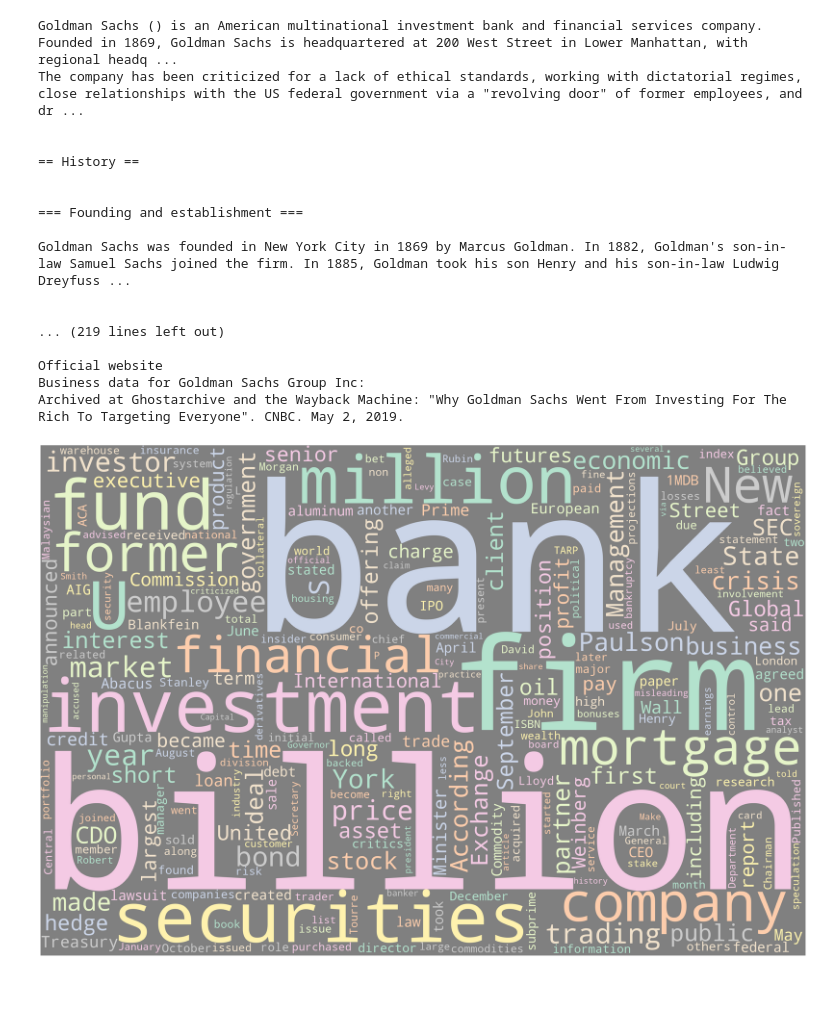
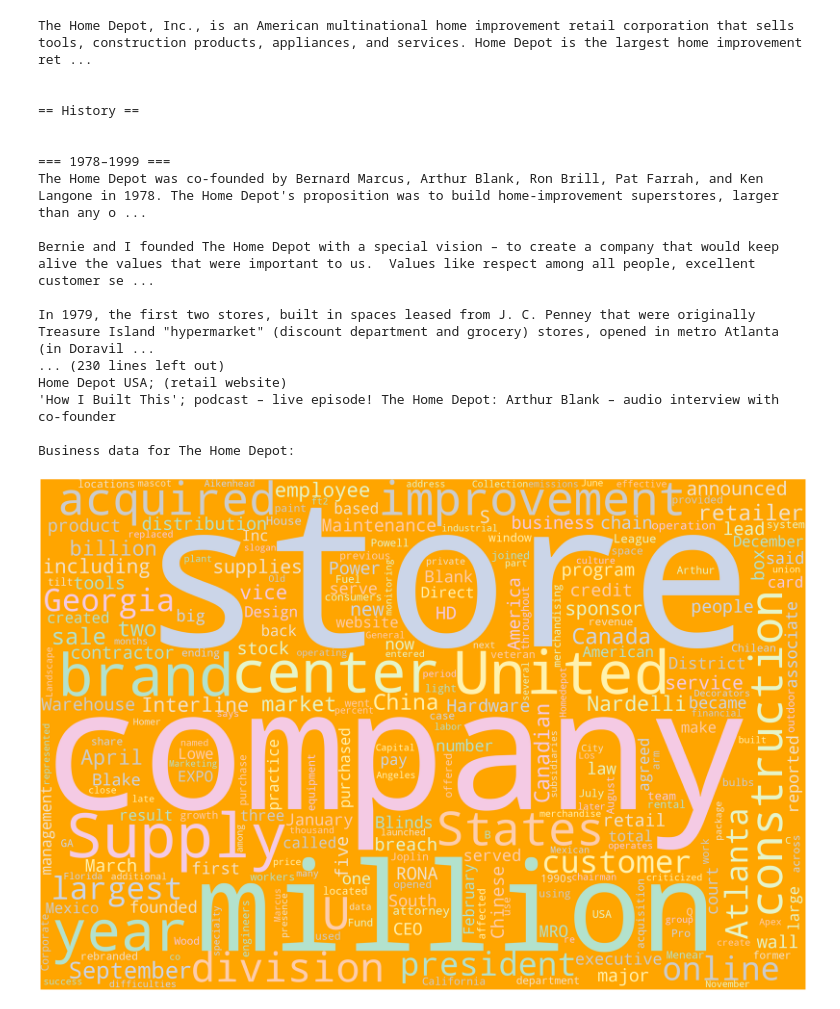
Before and after one commit to anly501/anly-501-project-cynthia-ng, a Jupyter notebook: codes/gathering_wikipedia_py.ipynb, the cells around one changed output. Saved outputs shown, nothing was run; the diff lists cells and outputs as text; code cells hidden in the pictures.

```diff
--- a/codes/gathering_wikipedia_py.ipynb
+++ b/codes/gathering_wikipedia_py.ipynb
@@ -7,68 +7,76 @@ from wordcloud import WordCloud, STOPWORDS
 import matplotlib.pyplot as plt
 # %%
 # Read Wikipedia pages
+# Excluding Databricks because Wikipedia cannot ID it
 
-# Select which pages to read
-page=wikipedia.page(title=["Home Depot", "Databricks", "Bristol Myers Squibb", "Accenture", "Apple", "Goldman Sachs"])
+# Read 6 companies' pages
+home_depot=wikipedia.page(title="Home Depot")
+bms=wikipedia.page(title='Bristol Myers Squibb')
+apple=wikipedia.page(title='Apple Inc')
+goldman_sachs=wikipedia.page(title='Goldman Sachs')
+accenture=wikipedia.page(title='Accenture plc')
 
-# Print content
-print(page.content)
+# Print one of the pages
+print(home_depot.content)
 # %% [output]
-Goldman Sachs () is an American multinational investment bank and financial services company. Founded in 1869, Goldman Sachs is headquartered at 200 West Street in Lower Manhattan, with regional headq ...
-The company has been criticized for a lack of ethical standards, working with dictatorial regimes, close relationships with the US federal government via a "revolving door" of former employees, and dr ...
+The Home Depot, Inc., is an American multinational home improvement retail corporation that sells tools, construction products, appliances, and services. Home Depot is the largest home improvement ret ...
 
 
 == History ==
 
 
-=== Founding and establishment ===
+=== 1978–1999 ===
+The Home Depot was co-founded by Bernard Marcus, Arthur Blank, Ron Brill, Pat Farrah, and Ken Langone in 1978. The Home Depot's proposition was to build home-improvement superstores, larger than any o ...
 
-Goldman Sachs was founded in New York City in 1869 by Marcus Goldman. In 1882, Goldman's son-in-law Samuel Sachs joined the firm. In 1885, Goldman took his son Henry and his son-in-law Ludwig Dreyfuss ...
+Bernie and I founded The Home Depot with a special vision – to create a company that would keep alive the values that were important to us.  Values like respect among all people, excellent customer se ...
 
+In 1979, the first two stores, built in spaces leased from J. C. Penney that were originally Treasure Island "hypermarket" (discount department and grocery) stores, opened in metro Atlanta (in Doravil ...
+... (230 lines left out)
+Home Depot USA; (retail website)
+'How I Built This'; podcast – live episode! The Home Depot: Arthur Blank – audio interview with co-founder
 
-... (219 lines left out)
-
-Official website
-Business data for Goldman Sachs Group Inc:
-Archived at Ghostarchive and the Wayback Machine: "Why Goldman Sachs Went From Investing For The Rich To Targeting Everyone". CNBC. May 2, 2019.
+Business data for The Home Depot:
 # %%
-# Visualize results in word cloud
+# Visualize results in several word clouds
 
 # Create stopwords list
 stopwords_ls = ["Goldman", "Sachs", "Home", "Depot",
-             "Databricks", "Bristol", "Myers", "Squibb",
+             "Bristol", "Myers", "Squibb",
              "Accenture", "Apple"] + list(STOPWORDS)
 
 # Create generate_word_cloud function
 # Modified from Prof. Hickman's code and https://towardsdatascience.com/simple-wordcloud-in-python-2ae54a9f58e5
+
+
+# Home Depot
 def generate_word_cloud(text):
 
     # Define a function to plot word cloud
     def plot_cloud(wordcloud):
         # Set figure size
         plt.figure(figsize=(40, 30))
         # Display image
         plt.imshow(wordcloud)
         # No axis details
         plt.axis("off");
 
     # Generate word cloud
     wordcloud = WordCloud(
         max_font_size = 800,
         max_words = 250,
-        background_color = "gray",
+        background_color = "orange",
         width = 3000,
         height = 2000,
         random_state = 1,
         colormap = "Pastel2",
         collocations = False,
         stopwords = stopwords_ls
         ).generate(text)
     plot_cloud(wordcloud)
 
     # Save word cloud
-    wordcloud.to_file("../501-project-website/images/Wiki_Wordcloud.jpg")
+    wordcloud.to_file("../501-project-website/images/Home_Depot_Wordcloud.jpg")
 
-generate_word_cloud(page.content)
+generate_word_cloud(home_depot.content)
 # %% [output]
-[figure, old version]
+[figure, new version]
```
Also changed, not shown: parts of 1 cell of this notebook, 14 other files.
